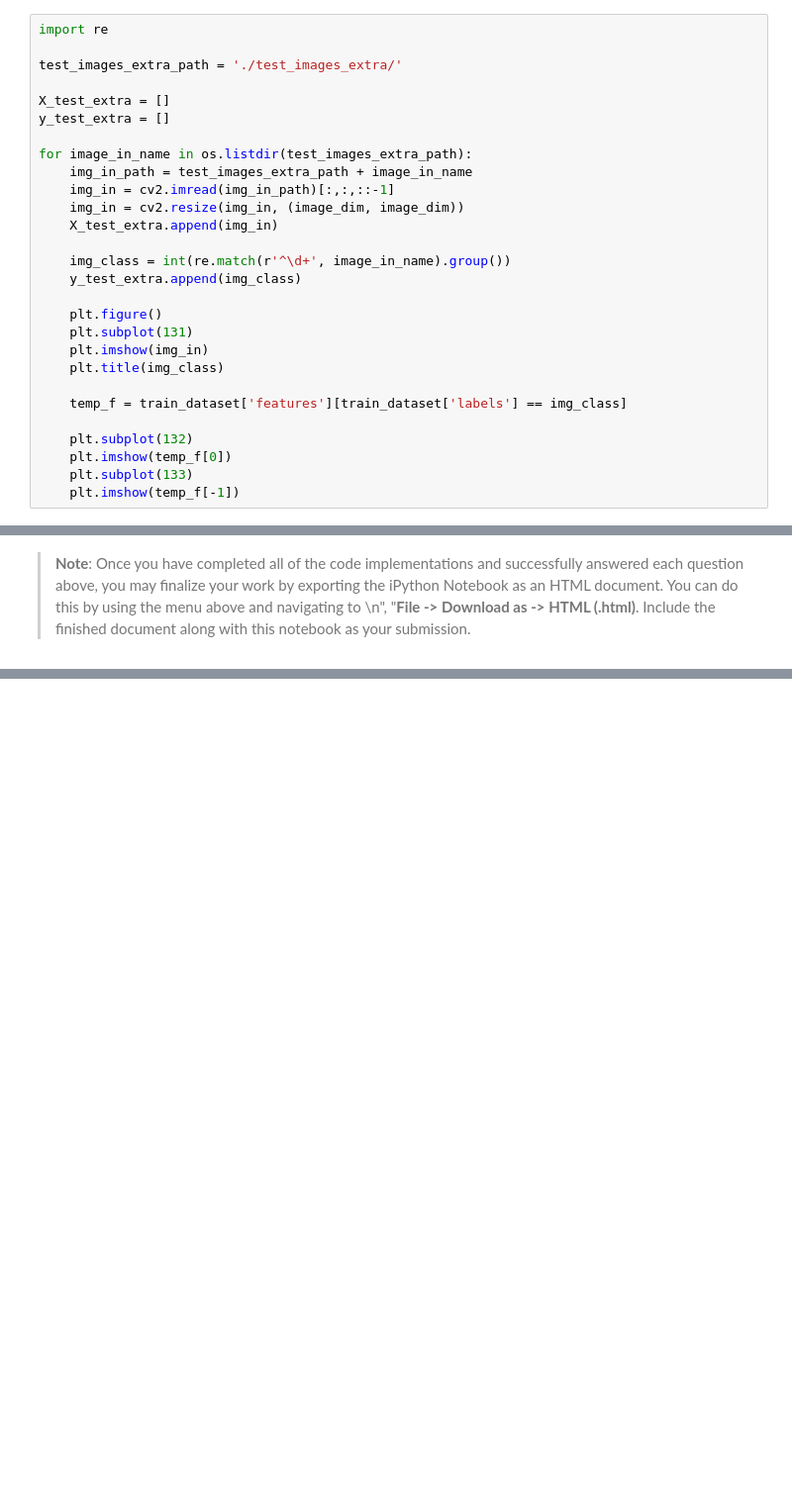
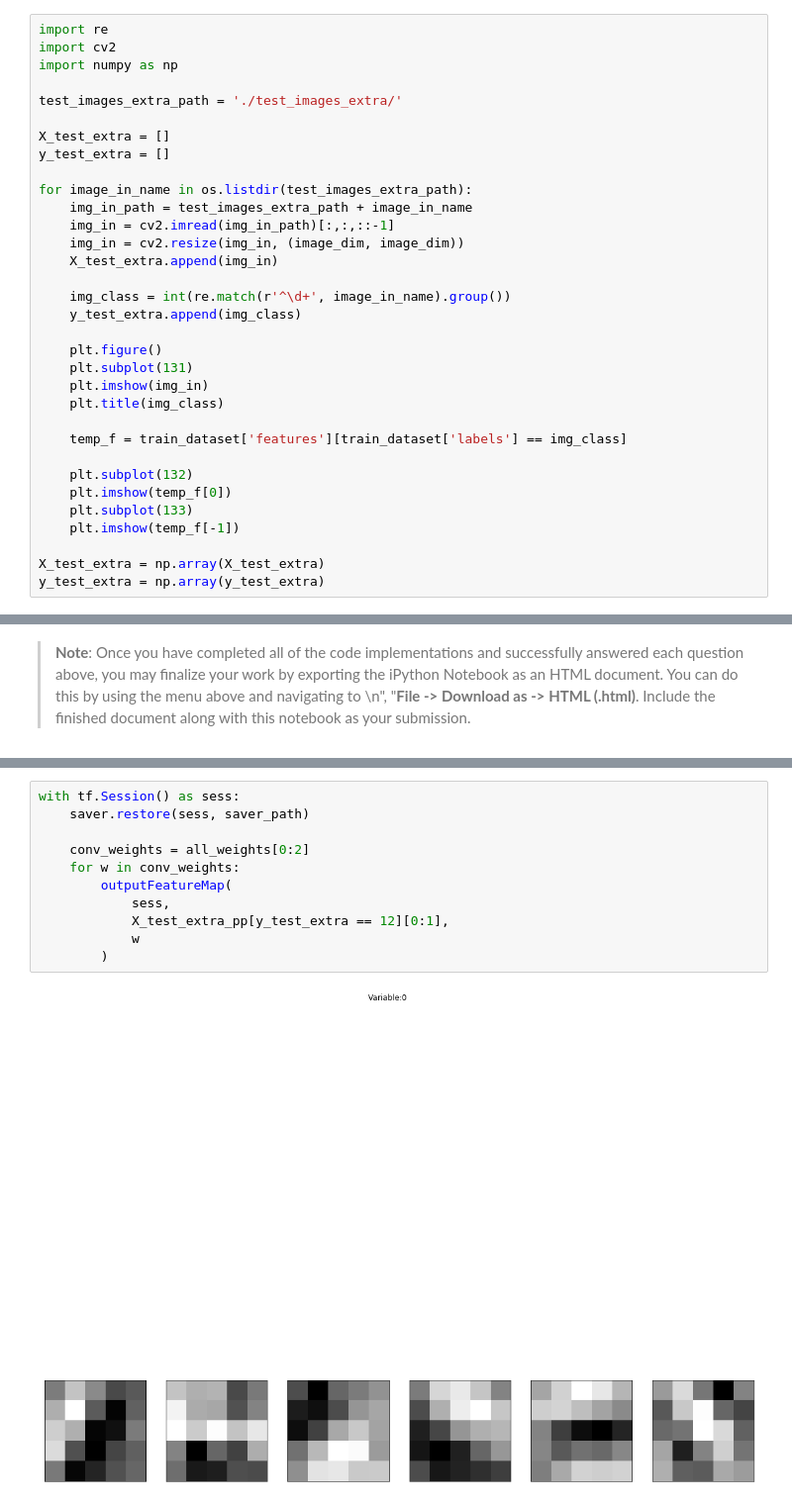
Before and after one commit to ysono/CarND-T1P2-Traffic-Sign-Classifier-Project, a Jupyter notebook: Traffic_Sign_Classifier.ipynb, the cells around one changed output, grey strips where cells are left out. Shown at 99% size. Cells and saved outputs as stored; diff of their text form; blank space fills up the shorter version.

```diff
--- a/Traffic_Sign_Classifier.ipynb
+++ b/Traffic_Sign_Classifier.ipynb
@@ -511,6 +490,8 @@ You may find `signnames.csv` useful as it contains mappings from the class id (i
 ### Load and Output the Images
 # %%
 import re
+import cv2
+import numpy as np
 
 test_images_extra_path = './test_images_extra/'
 
@@ -537,6 +518,9 @@ for image_in_name in os.listdir(test_images_extra_path):
     plt.imshow(temp_f[0])
     plt.subplot(133)
     plt.imshow(temp_f[-1])
+
+X_test_extra = np.array(X_test_extra)
+y_test_extra = np.array(y_test_extra)
 # %% [output]
 [figure]
 [figure]
@@ -685,0 +665,13 @@ def outputFeatureMap(image_input, tf_activation, activation_min=-1, activation_m
+# %%
+with tf.Session() as sess:
+    saver.restore(sess, saver_path)
+
+    conv_weights = all_weights[0:2]
+    for w in conv_weights:
+        outputFeatureMap(
+            sess,
+            X_test_extra_pp[y_test_extra == 12][0:1],
+            w
+        )
+# %% [output]
+[figure, added]
```
Also changed, not shown: parts of 17 cells of this notebook.
